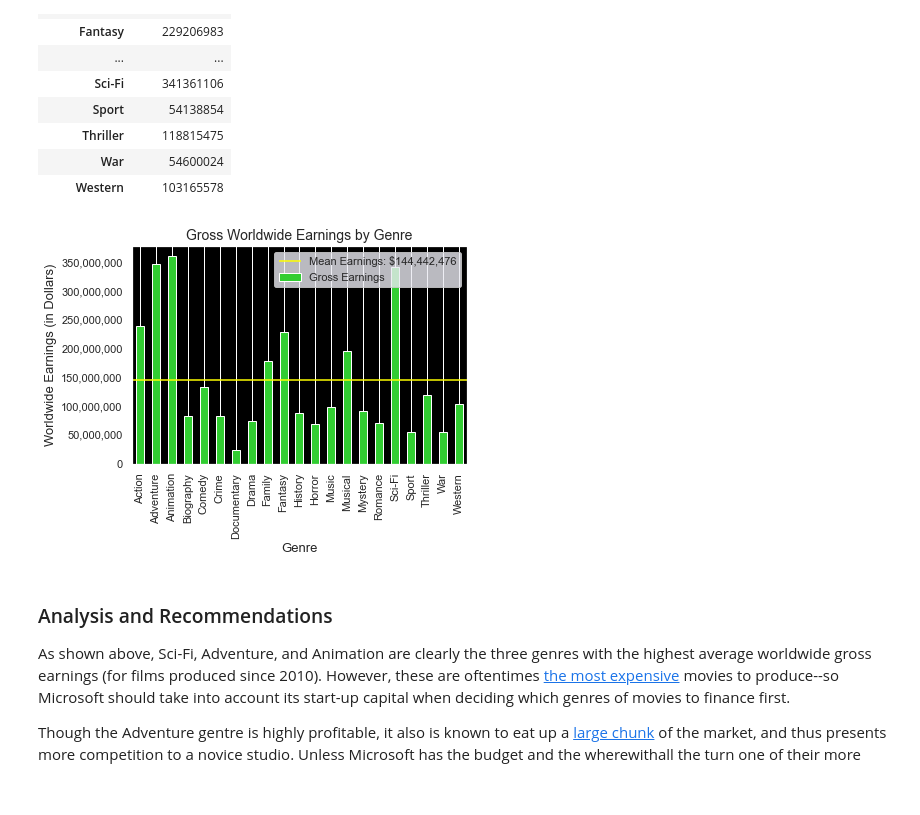
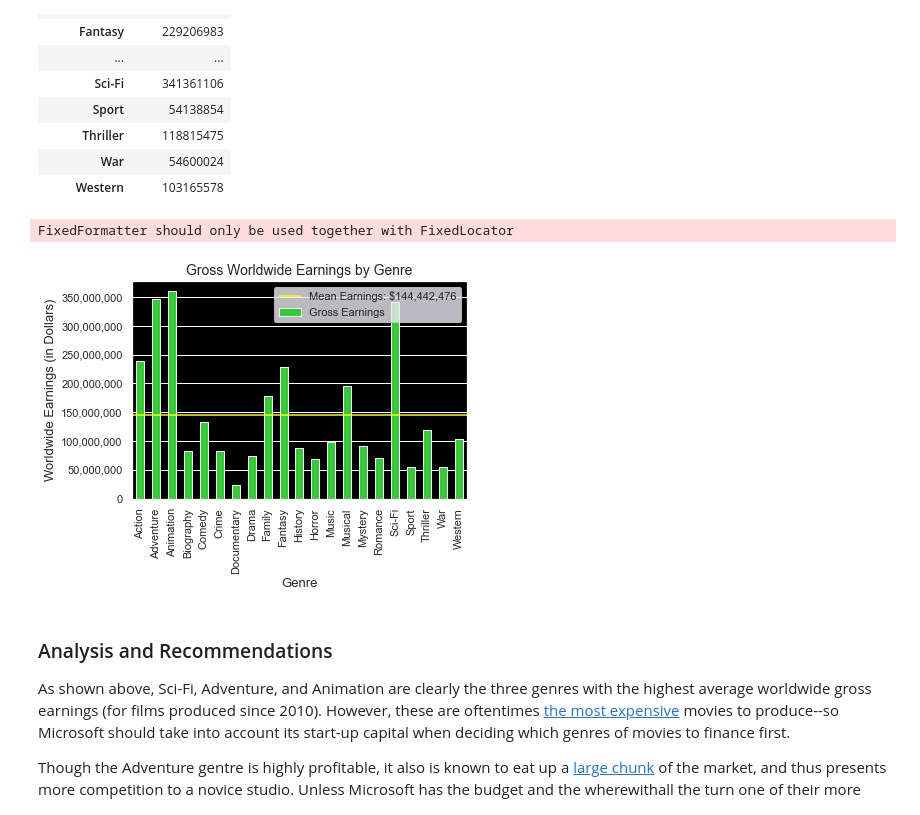
Before and after one commit to alexiskedo/Analyzing-Film-Production-Data, a Jupyter notebook: Microsoft_Data_Analysis.ipynb, the cells around one changed output. Drawn from its saved outputs; the diff is of its cells as text; code cells hidden in the pictures.

Commit message:
cleaned up bar graphs

```diff
--- a/Microsoft_Data_Analysis.ipynb
+++ b/Microsoft_Data_Analysis.ipynb
@@ -783,27 +782,29 @@ genres_df
 # %%
 #Plot by Genre and Average Gross Earnings to figure out the most profitable genres.
 genres_df.plot(kind = 'bar', color='limegreen')
 
 #Set up the title of the graph.
 plt.title("Gross Worldwide Earnings by Genre",fontsize = 14)
 
 #Setup the x-axis label and y-axis label of the graph.
 plt.xlabel('Genre',fontsize = 13)
 plt.ylabel('Worldwide Earnings (in Dollars)',fontsize = 13)
 axes = plt.gca()
 axes.yaxis.grid()
 plt.gcf().axes[0].yaxis.get_major_formatter().set_scientific(False)
 axes.set_yticklabels(['{:,}'.format(int(x)) for x in axes.get_yticks().tolist()])
 axes.set(facecolor='black')
+axes.grid(b=None)
 
 #Insert mean gross worldwide earning
 plt.hlines(y=genres_df['Gross Earnings'].mean(),xmin=-.5, xmax=20.5,color='yellow',label=f"Mean Earnings: ${genres_df['Gross Earnings'].mean():,.0f}")
 
 plt.legend()
-plt.savefig('genres.png', dpi=300, bbox_inches='tight')
+plt.savefig('genres.jpeg', dpi=300, bbox_inches='tight')
 plt.show()
 # %% [output]
+FixedFormatter should only be used together with FixedLocator
-[figure, old version]
+[figure, new version]
 # %% [markdown]
 ### Analysis and Recommendations
 As shown above, Sci-Fi, Adventure, and Animation are clearly the three genres with the highest average worldwide gross earnings (for films produced since 2010). However, these are oftentimes [the most expensive](https://www.the-numbers.com/movie/budgets) movies to produce--so Microsoft should take into account its start-up capital when deciding which genres of movies to finance first.
```
Also changed, not shown: parts of 3 cells of this notebook, 3 other files.
